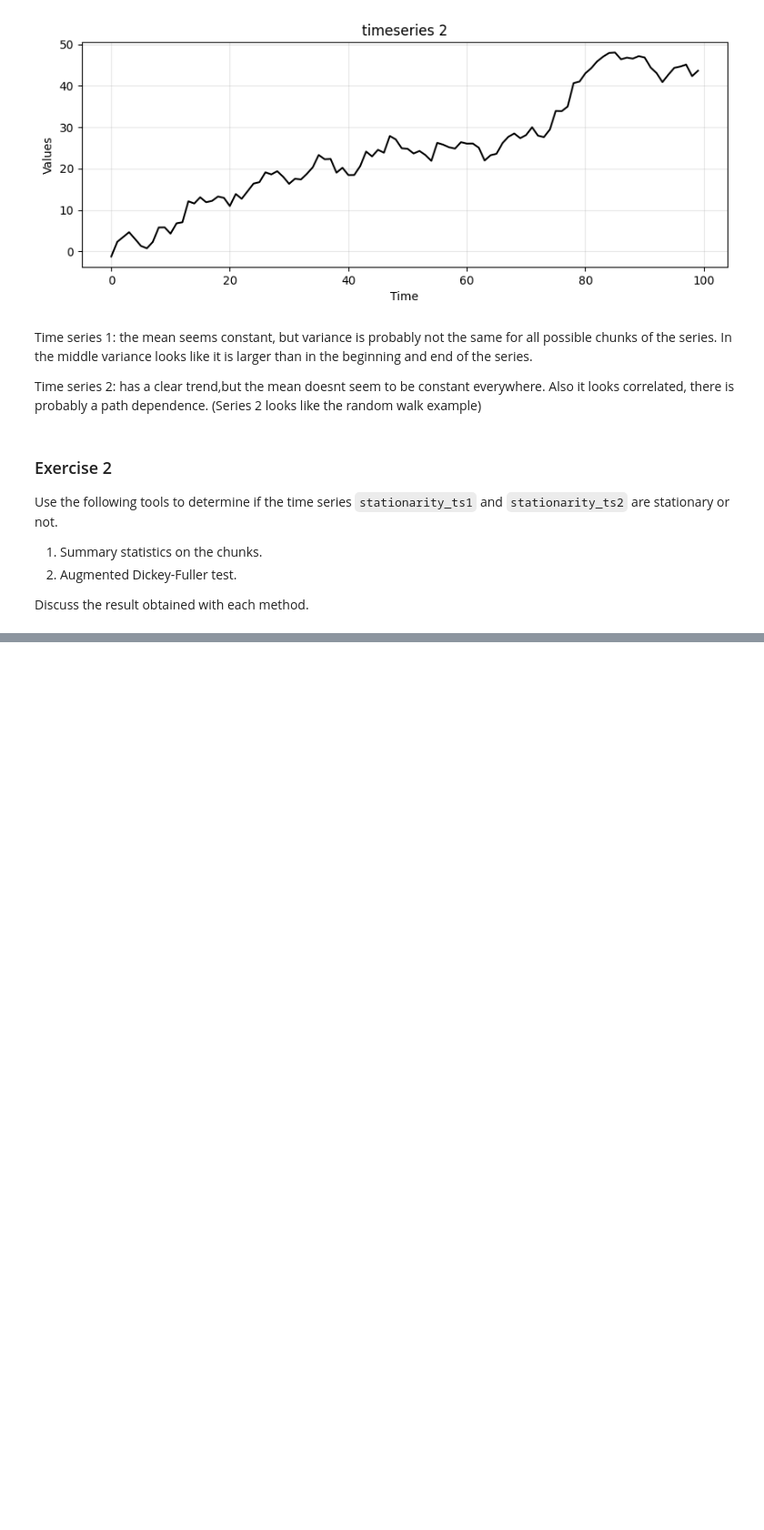
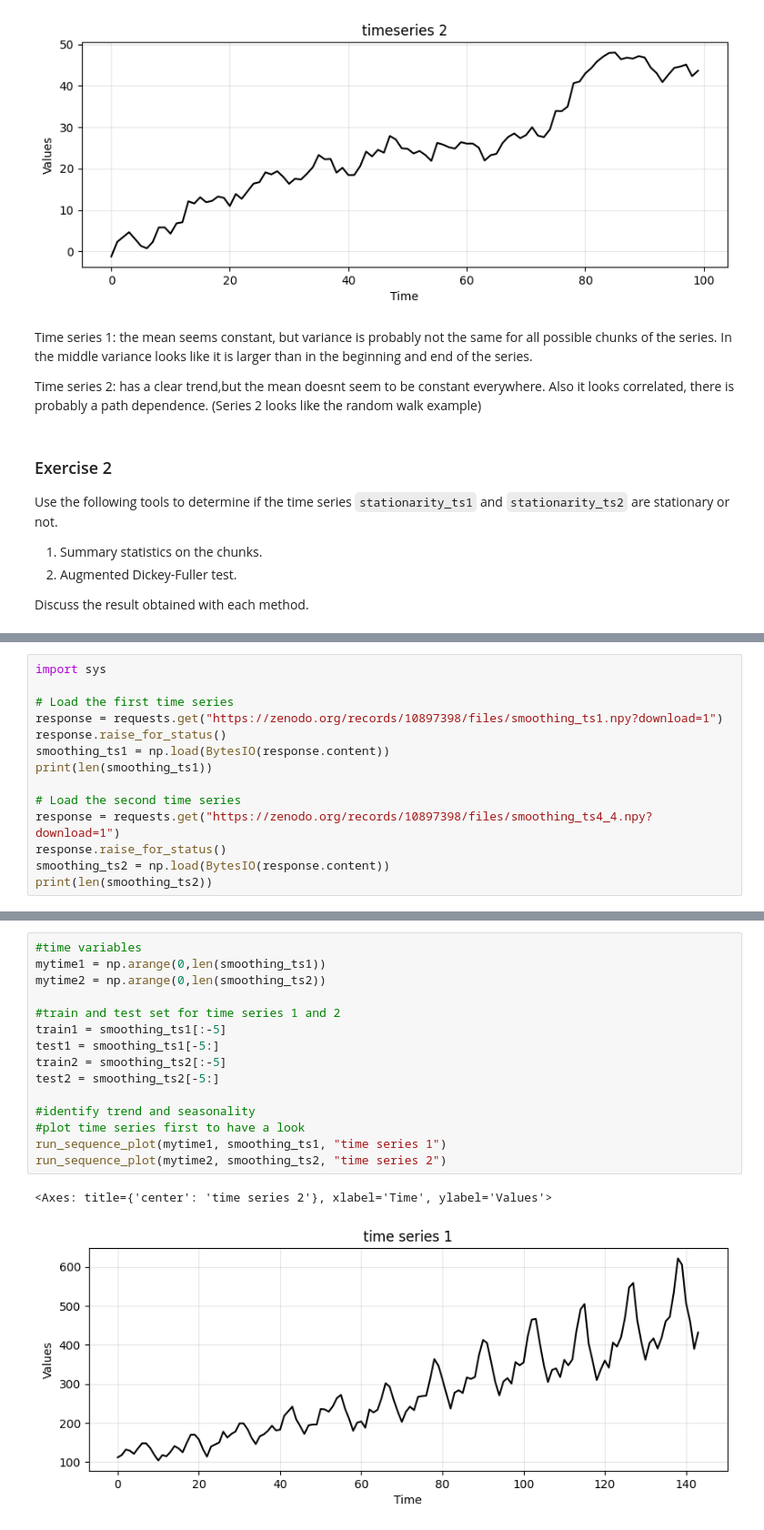
Before and after one commit to Selkief/python-time-series-handbook, a Jupyter notebook: exercises1-4.ipynb, the cells around one changed output, grey strips where cells are left out. Shown at 91% size. Cells and saved outputs as stored; diff of their text form; blank space fills up the shorter version.

```diff
--- a/exercises1-4.ipynb
+++ b/exercises1-4.ipynb
@@ -278,0 +340,14 @@ Chunk ts1        | Mean          | Variance
+# %%
+import sys
+
+# Load the first time series
+response = requests.get("https://zenodo.org/records/10897398/files/smoothing_ts1.npy?download=1")
+response.raise_for_status()
+smoothing_ts1 = np.load(BytesIO(response.content))
+print(len(smoothing_ts1))
+
+# Load the second time series
+response = requests.get("https://zenodo.org/records/10897398/files/smoothing_ts4_4.npy?download=1")
+response.raise_for_status()
+smoothing_ts2 = np.load(BytesIO(response.content))
+print(len(smoothing_ts2))
@@ -278,0 +367,18 @@ Chunk ts1        | Mean          | Variance
+# %%
+#time variables
+mytime1 = np.arange(0,len(smoothing_ts1))
+mytime2 = np.arange(0,len(smoothing_ts2))
+
+#train and test set for time series 1 and 2
+train1 = smoothing_ts1[:-5]
+test1 = smoothing_ts1[-5:]
+train2 = smoothing_ts2[:-5]
+test2 = smoothing_ts2[-5:]
+
+#identify trend and seasonality
+#plot time series first to have a look
+run_sequence_plot(mytime1, smoothing_ts1, "time series 1")
+run_sequence_plot(mytime2, smoothing_ts2, "time series 2")
+# %% [output]
+<Axes: title={'center': 'time series 2'}, xlabel='Time', ylabel='Values'>
+[figure, added]
```
Also changed, not shown: parts of 20 cells of this notebook, 1 other file.
